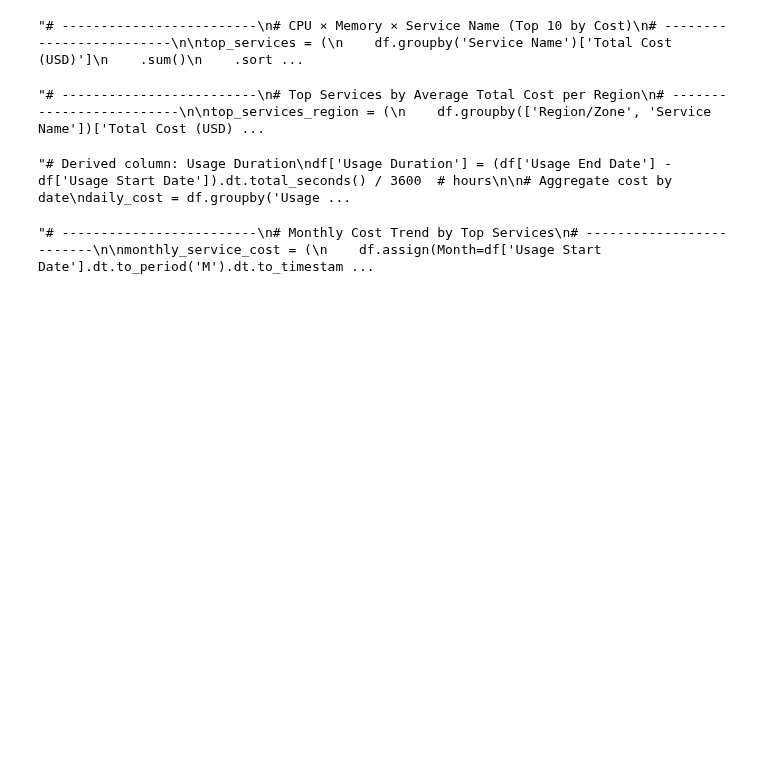
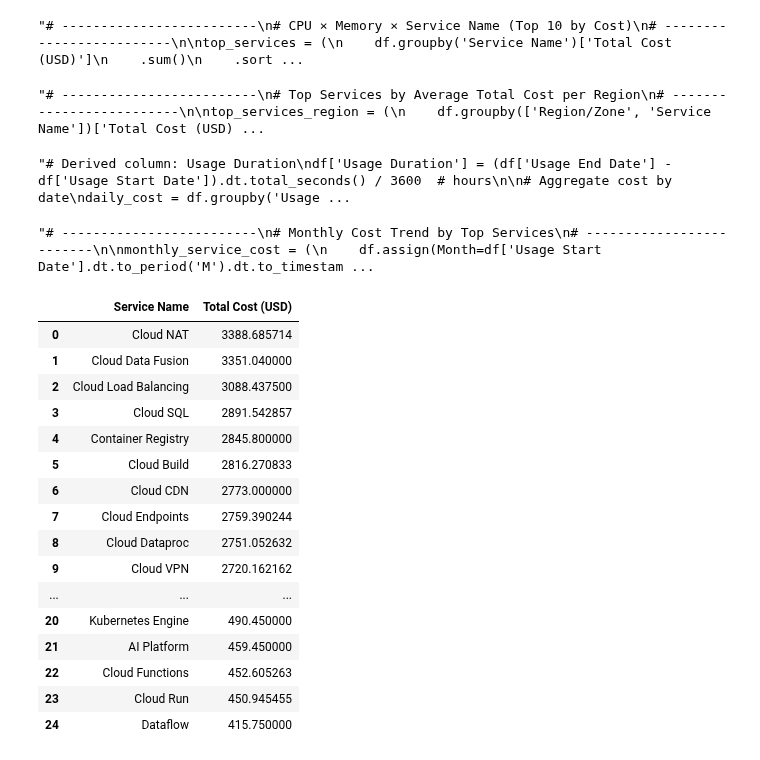
Before and after one commit to TejasMJ/Google_Cloud_Platform_EDA, a Jupyter notebook: Google_Cloud_Platform_EDA.ipynb, the cells around one changed output. Drawn from its saved outputs; the diff is of its cells as text; code cells hidden in the pictures; blank space fills up the shorter version.

```diff
--- a/Google_Cloud_Platform_EDA.ipynb
+++ b/Google_Cloud_Platform_EDA.ipynb
@@ -1321,3 +1321,47 @@ fig.update_layout(
 fig.show()'''
 # %% [output]
 "# -------------------------\n# Monthly Cost Trend by Top Services\n# -------------------------\n\nmonthly_service_cost = (\n    df.assign(Month=df['Usage Start Date'].dt.to_period('M').dt.to_timestam ...
+# %%
+# Average Total Cost by Service Name
+avg_cost_service = df.groupby('Service Name')['Total Cost (USD)'].mean().sort_values(ascending=False).reset_index()
+
+fig = px.bar(
+    avg_cost_service,
+    x='Total Cost (USD)',
+    y='Service Name',
+    orientation='h',
+    title='Compute Services Dominate Overall Cloud Expenditure',
+    text='Total Cost (USD)'
+)
+
+fig.update_traces(textposition='outside')
+
+fig.update_layout(
+    width=1400,
+    height=900,
+    yaxis=dict(categoryorder='total ascending'),
+    xaxis_title='Average Total Cost (USD)',
+    yaxis_title='Service Name'
+)
+
+fig.show()
+# %%
+avg_cost_service
+# %% [output]
+|  | Service Name | Total Cost (USD) |
+| 0 | Cloud NAT | 3388.685714 |
+| 1 | Cloud Data Fusion | 3351.040000 |
+| 2 | Cloud Load Balancing | 3088.437500 |
+| 3 | Cloud SQL | 2891.542857 |
+| 4 | Container Registry | 2845.800000 |
+| 5 | Cloud Build | 2816.270833 |
+| 6 | Cloud CDN | 2773.000000 |
+| 7 | Cloud Endpoints | 2759.390244 |
+| 8 | Cloud Dataproc | 2751.052632 |
+| 9 | Cloud VPN | 2720.162162 |
+| ... | ... | ... |
+| 20 | Kubernetes Engine | 490.450000 |
+| 21 | AI Platform | 459.450000 |
+| 22 | Cloud Functions | 452.605263 |
+| 23 | Cloud Run | 450.945455 |
+| 24 | Dataflow | 415.750000 |
```
Also changed, not shown: parts of 4 cells of this notebook, 1 other file.
